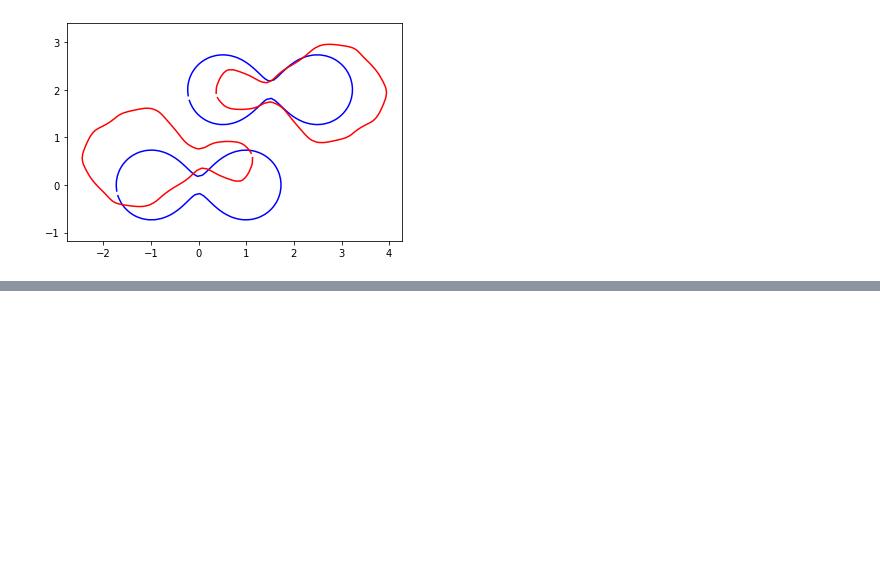
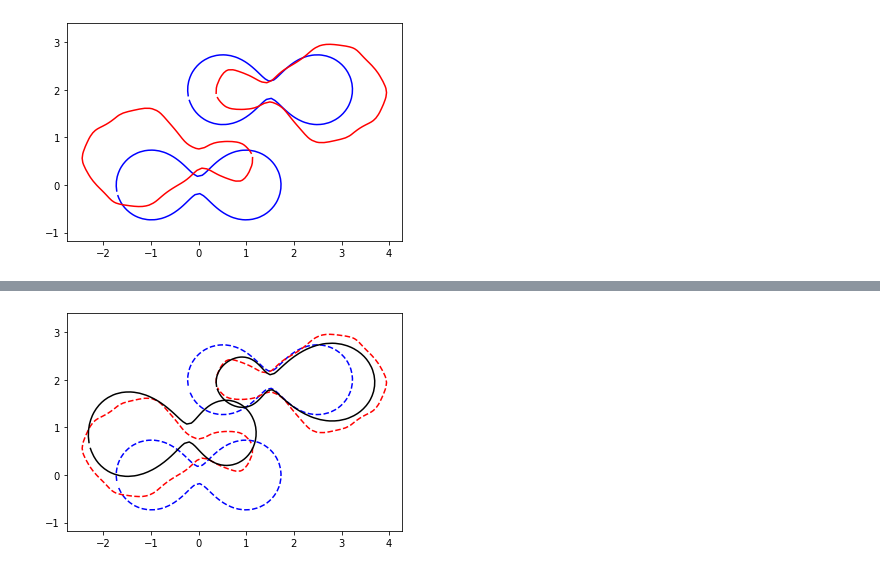
Before and after one commit to bgris/implicitmodules, a Jupyter notebook: script/torch/Matching_Nuts.ipynb, the cells around one changed output, grey strips where cells are left out. Cells and saved outputs as stored; diff of their text form; code cells hidden in the pictures; blank space fills up the shorter version.

```diff
--- a/script/torch/Matching_Nuts.ipynb
+++ b/script/torch/Matching_Nuts.ipynb
@@ -49,8 +51,9 @@ plt.show()
 # %% [output]
 [figure]
 # %%
-boundary0 = dm.MultiShape.Boundary(source0)
-boundary1 = dm.MultiShape.Boundary(source1)
+# take only every second point in the boundary to reduce computation. maybe later fix with keops
+boundary0 = dm.MultiShape.Boundary(source0[::2,:])
+boundary1 = dm.MultiShape.Boundary(source1[::2,:])
 
 source_deformable0 = dm.Models.DeformablePoints(source0)
 source_deformable1 = dm.Models.DeformablePoints(source1)
@@ -63,10 +66,11 @@ scaling01 = dm.DeformationModules.LocalScaling(2, scale_scaling, gd=torch.tensor
 scaling10 = dm.DeformationModules.LocalScaling(2, scale_scaling, gd=torch.tensor([[0.5,2]], dtype=torch.float64, requires_grad=True))
 scaling11 = dm.DeformationModules.LocalScaling(2, scale_scaling, gd=torch.tensor([[2.5,2]], dtype=torch.float64, requires_grad=True))
 
-scale_translation = 1.
-translation0 = translation = dm.DeformationModules.GlobalTranslation(2)
-translation1 = translation = dm.DeformationModules.GlobalTranslation(2)
-
+scale_translation = 10.
+translation0 = dm.DeformationModules.Translations(2, 1, scale_translation, gd=torch.tensor([[1.5, 2]]))
+translation0.to_(dtype)
+translation1 = dm.DeformationModules.Translations(2, 1, scale_translation, gd=torch.tensor([[0., 0.]]))
+translation1.to_(dtype)
 
 compound_man = dm.MultiShape.MultishapeCompoundManifold.MultishapeCompoundManifold(
     [dm.Manifolds.CompoundManifold([source_deformable0.silent_module.manifold.clone(requires_grad=True), scaling00.manifold.clone(requires_grad=True), scaling01.manifold.clone(requires_grad=True), translation0.manifold.clone(requires_grad=True), boundary0.silent_module.manifold.clone(requires_grad=True)]),
@@ -74,8 +78,9 @@ compound_man = dm.MultiShape.MultishapeCompoundManifold.MultishapeCompoundManifo
      dm.Manifolds.CompoundManifold([boundary0.silent_module.manifold.clone(requires_grad=True), boundary1.silent_module.manifold.clone(requires_grad=True)])])
 sigma_bck = 0.5
 
+sigmas_varifold = [1., 0.2]
+attach = dm.Attachment.VarifoldAttachment(2, sigmas_varifold)
 
-attach = dm.Attachment.EuclideanPointwiseDistanceAttachment()
 
 shoot_solver = 'torch_euler'
 shoot_it = 10
@@ -96,0 +120,19 @@ costs = fitter.fit([target_deformable0, target_deformable1], 40, options={'shoot
+# %%
+out = model.compute_deformed(shoot_solver, shoot_it)
+# %%
+shape0_defo = out[0][0]
+shape1_defo = out[1][0]
+
+source = [source0, source1]
+target = [target0, target1]
+
+plt.plot(source[0][:,0].detach(), source[0][:,1].detach(), '--b')
+plt.plot(source[1][:,0].detach(), source[1][:,1].detach(), '--b')
+plt.plot(target[0][:,0].detach(), target[0][:,1].detach(), '--r')
+plt.plot(target[1][:,0].detach(), target[1][:,1].detach(), '--r')
+plt.plot(shape0_defo[:,0].detach(), shape0_defo[:,1].detach(), '-k')
+plt.plot(shape1_defo[:,0].detach(), shape1_defo[:,1].detach(), '-k')
+plt.axis('equal')
+plt.show()
+# %% [output]
+[figure, added]
```
Also changed, not shown: parts of 18 cells of this notebook.
